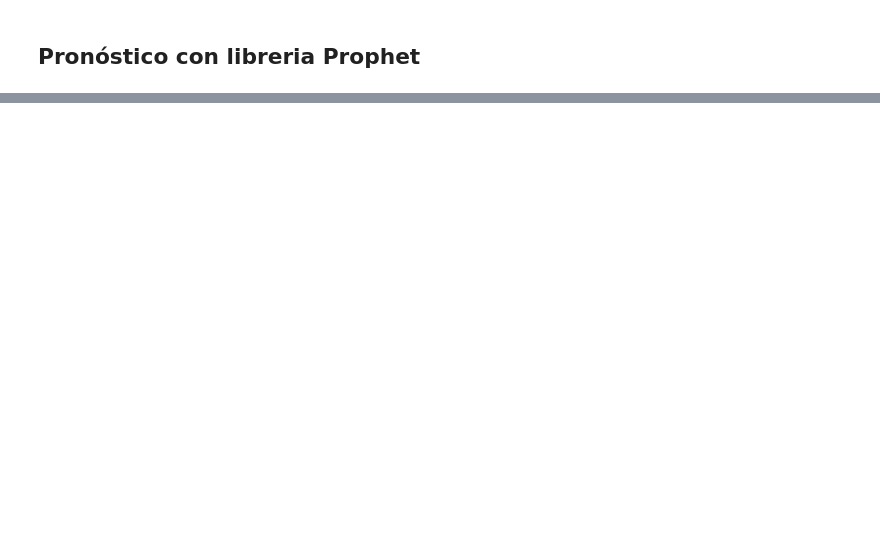
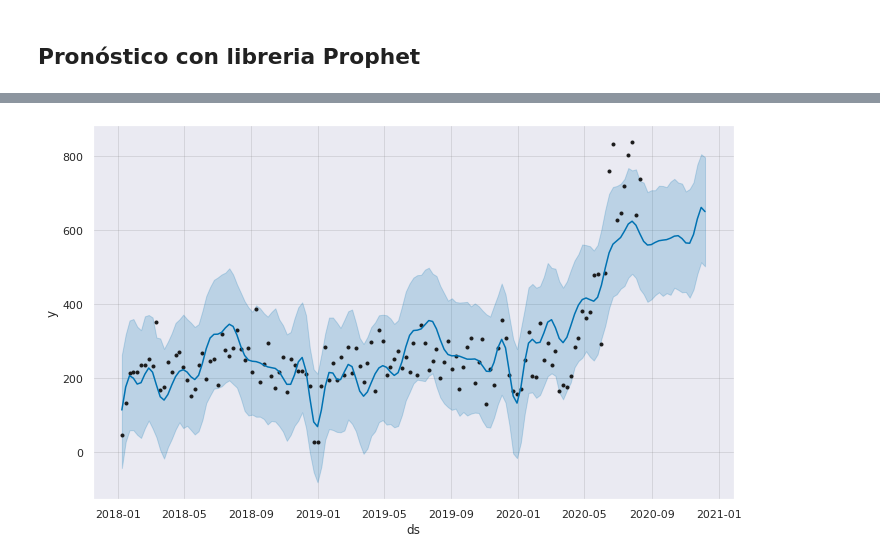
Before and after one commit to cccg8105/notebook_AD, a Jupyter notebook: Analisis/Frecuencia inscripciones/NuevasInscripciones.ipynb, the cells around one changed output, grey strips where cells are left out. Drawn from its saved outputs; the diff is of its cells as text; code cells hidden in the pictures; blank space fills up the shorter version.

```diff
--- a/Analisis/Frecuencia inscripciones/NuevasInscripciones.ipynb
+++ b/Analisis/Frecuencia inscripciones/NuevasInscripciones.ipynb
@@ -110,5 +112,7 @@ plt.show()
 import pandas as pd
 from fbprophet import Prophet
 
-df.columns = ['ds','y']
-df['ds'] = pd.to_datetime(df['ds'])
+dftrain_profet = df_train.reset_index()
+dftrain_profet.columns = ['ds','y']
+dftrain_profet['ds'] = pd.to_datetime(dftrain_profet['ds'])
+dftrain_profet.sample(5)
@@ -114,0 +128,6 @@ df['ds'] = pd.to_datetime(df['ds'])
+# %%
+additiveModel = Prophet(interval_width=0.95, seasonality_mode='additive')
+additiveModel.fit(dftrain_profet)
+
+multiplicativeModel = Prophet(interval_width= 0.95, seasonality_mode='multiplicative')
+multiplicativeModel.fit(dftrain_profet)
@@ -114,0 +142,6 @@ df['ds'] = pd.to_datetime(df['ds'])
+# %%
+# Generar fechas futuras en base a los datos de prueba
+future = additiveModel.make_future_dataframe(periods=len(df_test),freq = 'W-Mon') # 2 años adicionales
+
+forecast = additiveModel.predict(future)
+forecast.tail()
@@ -114,0 +155,4 @@ df['ds'] = pd.to_datetime(df['ds'])
+# %%
+additiveModel.plot(forecast);
+# %% [output]
+[figure, added]
```
Also changed, not shown: parts of 14 cells of this notebook.
